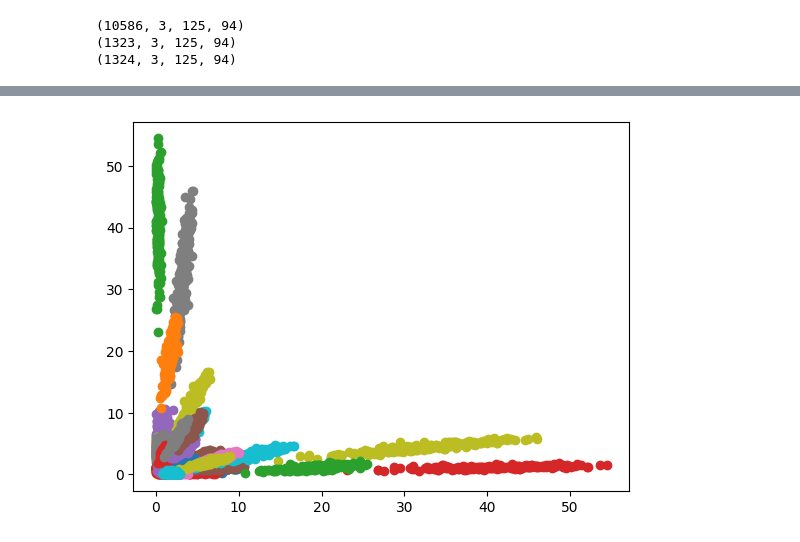
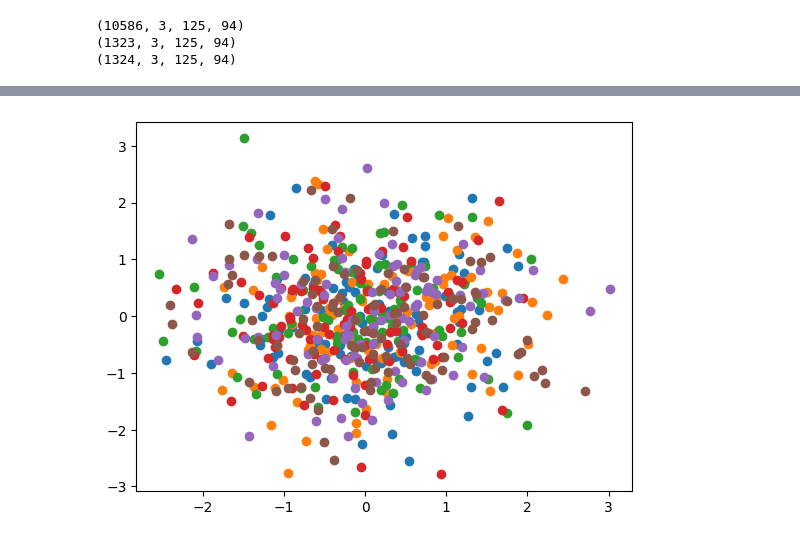
Before and after one commit to rwbakerUMASS/682-Final-Project, a Jupyter notebook: run_model.ipynb, the cells around one changed output, grey strips where cells are left out. Cells and saved outputs as stored; diff of their text form; code cells hidden in the pictures.

```diff
--- a/run_model.ipynb
+++ b/run_model.ipynb
@@ -74,7 +95,7 @@ Clipping input data to the valid range for imshow with RGB data ([0..1] for floa
 encoder = model.encoder
 decoder = model.decoder
 with torch.no_grad():
-    randomData = torch.Tensor(np.random.normal(0,1,(9,64)))
+    randomData = torch.Tensor(np.random.normal(0,1,(9,20)))
     scores = model.decoder(randomData.to(device))
 f = plt.figure()
 for i in range(9):
@@ -94,15 +106,21 @@ Clipping input data to the valid range for imshow with RGB data ([0..1] for floa
 # %%
 encoder = model.encoder
-tensor_image, = test_ds[:200]
+tensor_image, = test_ds[:6]
 with torch.no_grad():
     latent_mu,latent_var = encoder(tensor_image.to(device))
-latent_var = latent_var.to('cpu')
-latent_mu = latent_mu.to('cpu')
-for i in range(50):
-    plt.scatter(np.abs(latent_var[:,i]),np.abs(latent_var[:,i+1]))
-    # plt.scatter(latent_mu[:,i],latent_mu[:,i+1])
+latent_var = latent_var.to('cpu').detach()
+latent_mu = latent_mu.to('cpu').detach()
+for i in range(6):
+    latent_dist = torch.distributions.Normal(latent_mu[i,0],torch.abs(latent_var[i,0]))
+    latent_dist_2 = torch.distributions.Normal(latent_mu[i,1],torch.abs(latent_var[i,1]))
+    # plt.scatter(np.abs(latent_var[:,i]),np.abs(latent_var[:,i+1]))
+    plot1,plot2 = [],[]
+    for i in range(100):
+        plot1.append(latent_dist.rsample())
+        plot2.append(latent_dist_2.rsample())
+    plt.scatter(plot1,plot2)
 # %% [output]
-[figure, old version]
+[figure, new version]
 # %%
 import gc
 model = 1
```
Also changed, not shown: parts of 4 cells of this notebook, 16 other files.
